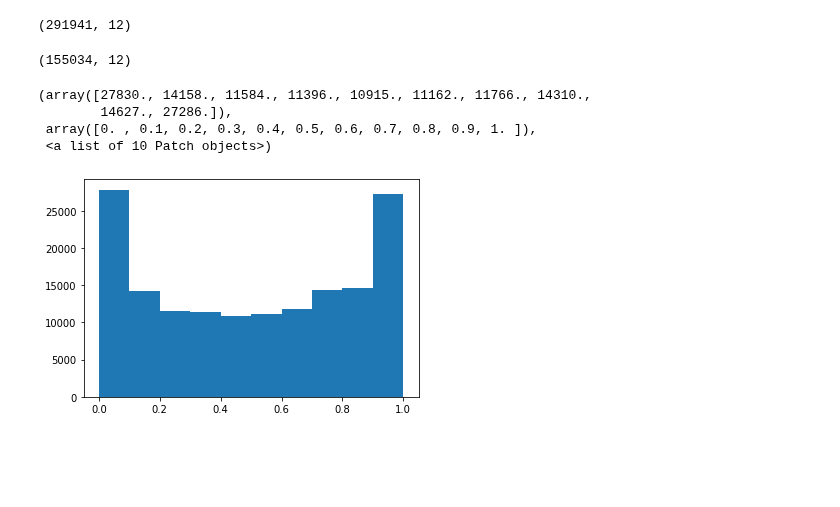
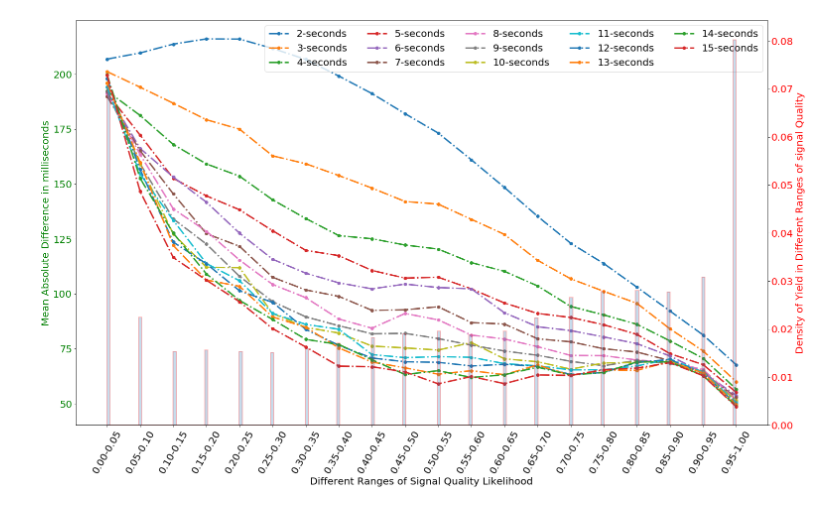
Before and after one commit to aungkonazim/RR-ECG-PPG, a Jupyter notebook: cc3/get_rice_data.ipynb, the cells around one changed output. Drawn from its saved outputs; the diff is of its cells as text; code cells hidden in the pictures; blank space fills up the shorter version.

```diff
--- a/cc3/get_rice_data.ipynb
+++ b/cc3/get_rice_data.ipynb
@@ -407,36 +407,39 @@ import matplotlib.pyplot as plt
 import numpy as np
 import pandas as pd
 from copy import deepcopy
+import matplotlib.pyplot as plt
 plt.rcParams.update({'font.size':20})
-plt.figure(figsize=(20,10))
+plt.figure(figsize=(25,15))
 durations = np.arange(2,16,1)
 likelihoods = []
 for i,df in enumerate(all_dfs):
 #     if i%2==1:
 #         continue
     df = deepcopy(df)
     duration = durations[i]
     df[str(duration)+'-seconds'] = df['difference']
     df.set_index('timestamp',inplace=True)
     df = pd.concat([df1 for i,df1 in df.groupby(pd.Grouper(freq='60S')) if df1.shape[0]>0 and np.percentile(df1['likelihood_max'],80)>.5])
     df['likelihood'] = df['likelihood_max'].apply(lambda a:np.round((a*99.99)//5))
     if i==6:
         likelihoods.extend(list(df['likelihood']*20))
     results = df.groupby('likelihood',as_index=False).mean()[['likelihood',str(duration)+'-seconds']]
     plt.plot(results['likelihood']*20,results[str(duration)+'-seconds'],linestyle='dashdot',marker='o',label=str(duration)+'-seconds',linewidth=3)
 ax1 = plt.gca()
 ax = ax1.twinx()
 ax.hist(likelihoods,200,alpha=.25,density=True,edgecolor='red',linewidth=2)
 ax.set_ylabel('Density of Yield in Different Ranges of signal Quality',color='red')
 ax.tick_params(axis='y', labelcolor='red')
 ax1.legend(ncol=5,loc='upper right')
 labels = [str("{:.2f}".format(i/20))+'-'+str("{:.2f}".format(i/20+.05))  for i in np.arange(0,20,1)]
 # labels[-1] = '==1.00'
 ax1.set_xticklabels(labels)
 ax1.set_xticks(np.arange(0,20,1)*20)
 ax1.tick_params(axis='y', labelcolor='green')
 ax1.set_ylabel('Mean Absolute Difference in milliseconds',color='green')
 for tick in ax1.get_xticklabels():
     tick.set_rotation(60)
 ax1.set_xlabel('Different Ranges of Signal Quality Likelihood')
 plt.show()
+# %% [output]
+[figure, added]
@@ -451,17 +481,0 @@ final_df = pd.concat([df1 for i,df1 in df.groupby(pd.Grouper(freq='60S')) if df1
-# %%
-df.shape
-# %% [output]
-(291941, 12)
-# %%
-final_df.shape
-# %% [output]
-(155034, 12)
-# %%
-import matplotlib.pyplot as plt
-plt.hist(final_df['likelihood_max'])
-# %% [output]
-(array([27830., 14158., 11584., 11396., 10915., 11162., 11766., 14310.,
-        14627., 27286.]),
- array([0. , 0.1, 0.2, 0.3, 0.4, 0.5, 0.6, 0.7, 0.8, 0.9, 1. ]),
- <a list of 10 Patch objects>)
-[figure, removed]
```
Also changed, not shown: parts of 9 cells of this notebook, 5 other files.
